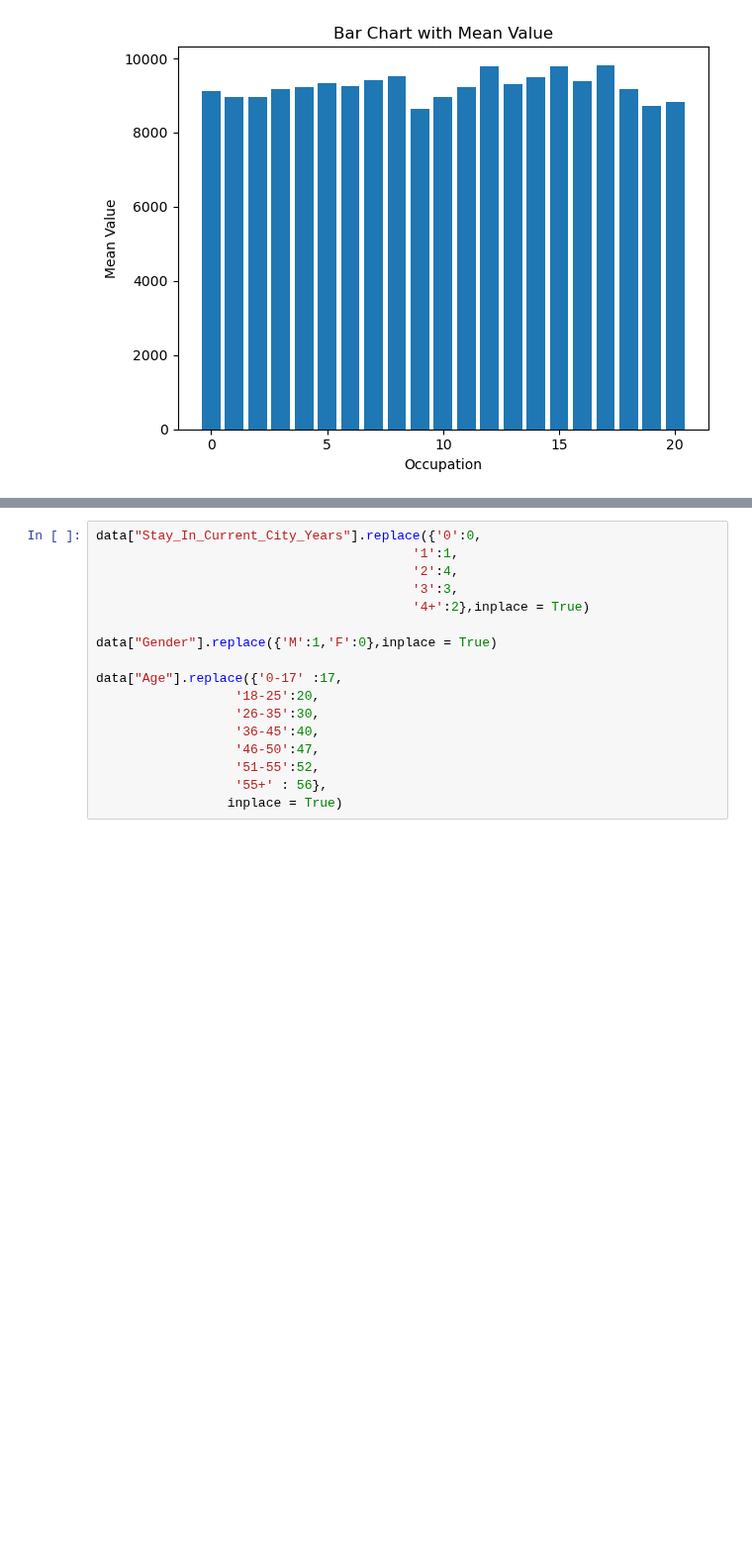
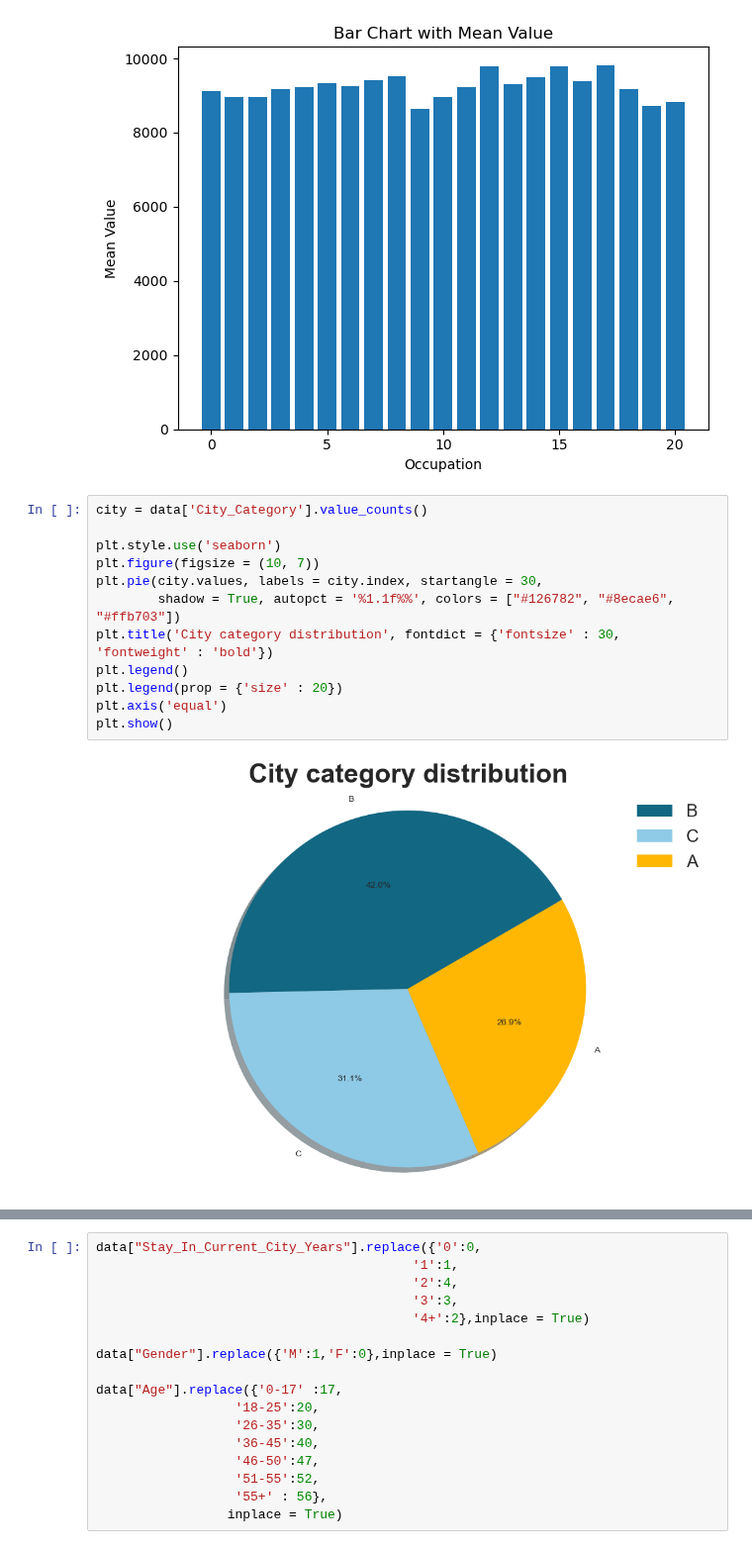
Before and after one commit to LearningRate-0/Consumer-Behaviour-Predictor, a Jupyter notebook: models.ipynb, the cells around one changed output, grey strips where cells are left out. Shown at 99% size. Cells and saved outputs as stored; diff of their text form; blank space fills up the shorter version.

```diff
--- a/models.ipynb
+++ b/models.ipynb
@@ -84,3 +86,17 @@ create_category_mean_plot(sorted(data["Occupation"].unique().tolist()),
                           "Occupation")
 # %% [output]
 [figure]
+# %%
+city = data['City_Category'].value_counts()
+
+plt.style.use('seaborn')
+plt.figure(figsize = (10, 7))
+plt.pie(city.values, labels = city.index, startangle = 30,
+        shadow = True, autopct = '%1.1f%%', colors = ["#126782", "#8ecae6", "#ffb703"])
+plt.title('City category distribution', fontdict = {'fontsize' : 30, 'fontweight' : 'bold'})
+plt.legend()
+plt.legend(prop = {'size' : 20})
+plt.axis('equal')
+plt.show()
+# %% [output]
+[figure, added]
```
Also changed, not shown: parts of 12 cells of this notebook.
